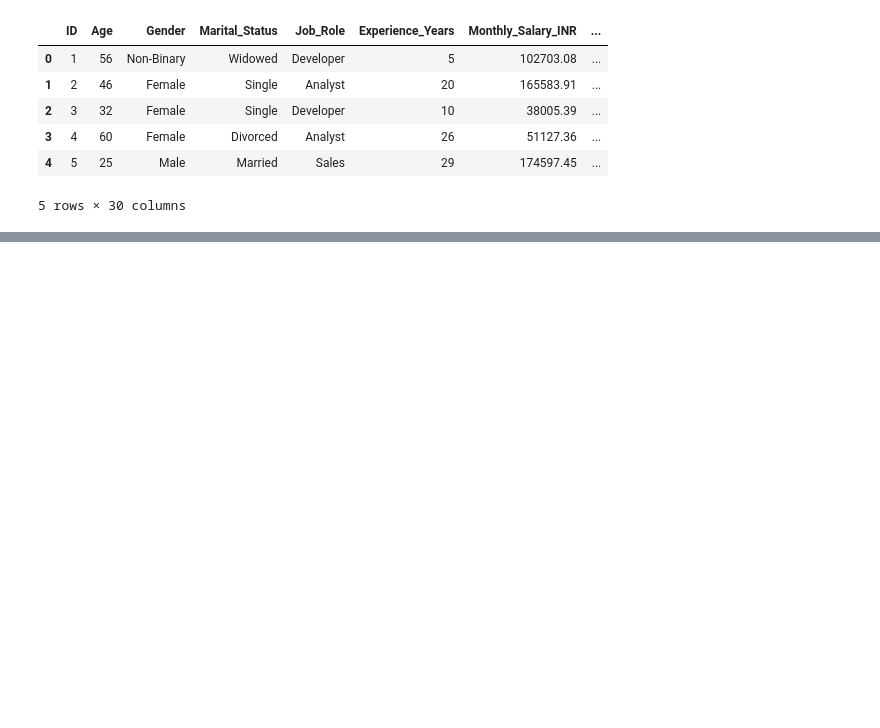
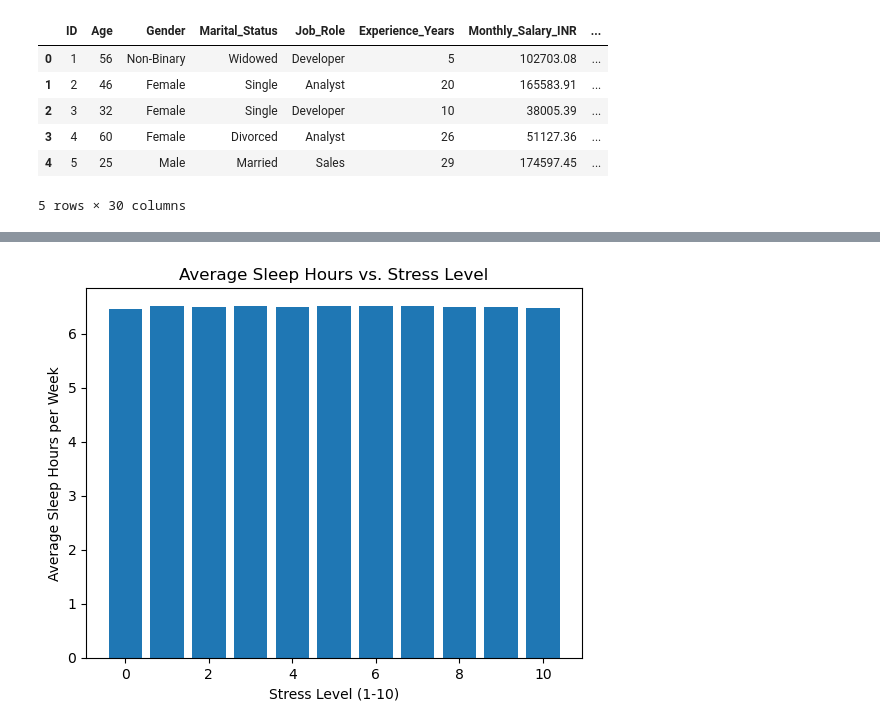
Before and after one commit to eliu14/project_1, a Jupyter notebook: project_code.ipynb, the cells around one changed output, grey strips where cells are left out. Cells and saved outputs as stored; diff of their text form; code cells hidden in the pictures; blank space fills up the shorter version.

```diff
--- a/project_code.ipynb
+++ b/project_code.ipynb
@@ -17,0 +79,16 @@ stress_csv.head()
+# %%
+# Group by Stress Level and calculate the average Physical Activity Hours
+avg_sleep = factors.groupby("Stress Level 1 - 10")["Sleep Hours per Night"].mean()
+
+# Create Bar Chart
+plt.bar(avg_sleep.index, avg_sleep.values)
+
+# Labels and title
+plt.xlabel("Stress Level (1-10)")
+plt.ylabel("Average Sleep Hours per Week")
+plt.title("Average Sleep Hours vs. Stress Level")
+
+# Show plot
+plt.show()
+# %% [output]
+[figure, added]
```
Also changed, not shown: parts of 4 cells of this notebook, 1 other file.
